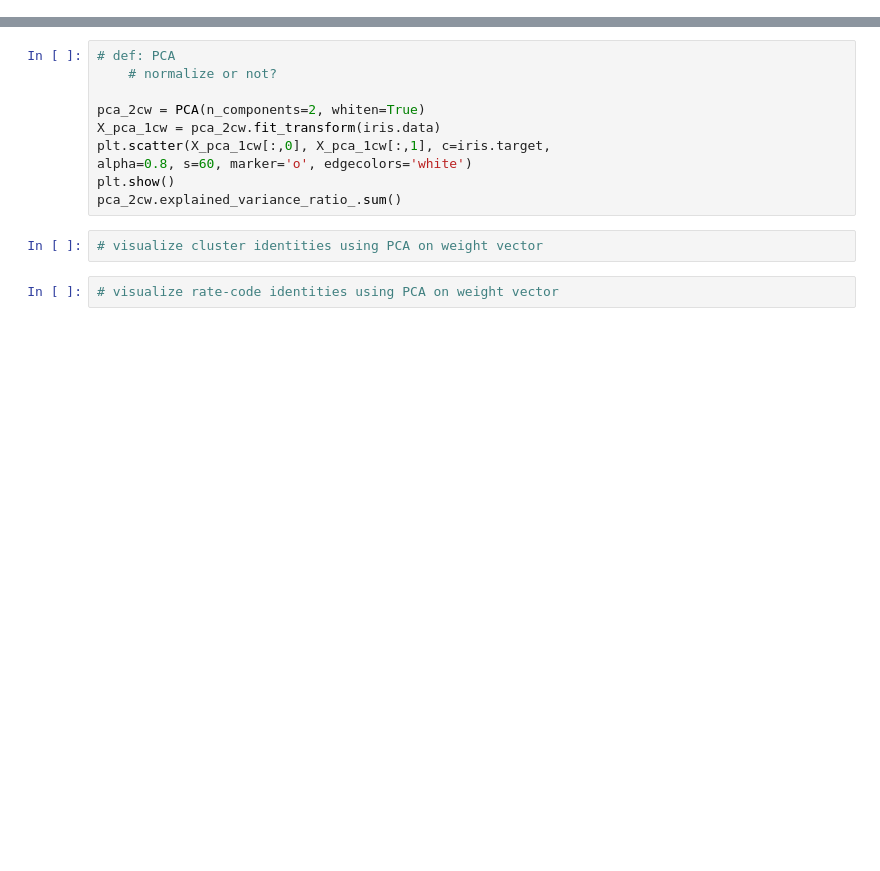
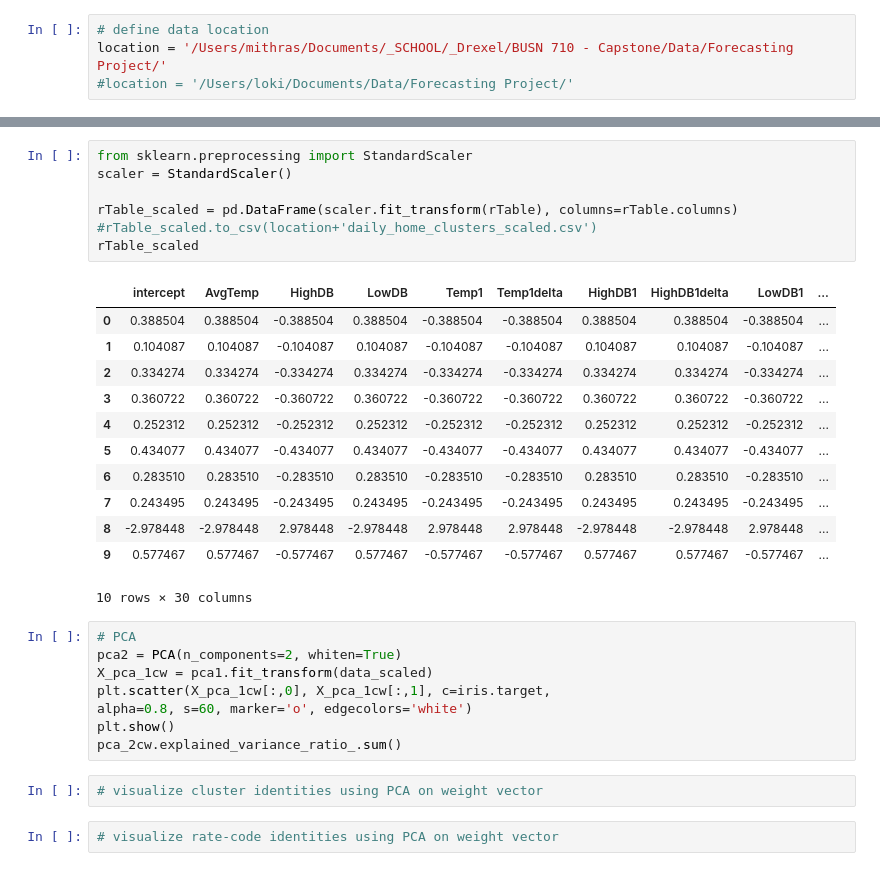
Before and after one commit to yz669/Capstone_2018Fall, a Jupyter notebook: Regression.ipynb, the cells around one changed output, grey strips where cells are left out. Cells and saved outputs as stored; diff of their text form; blank space fills up the shorter version.

```diff
--- a/Regression.ipynb
+++ b/Regression.ipynb
@@ -0,0 +17,4 @@
+# %%
+# define data location
+location = '/Users/mithras/Documents/_SCHOOL/_Drexel/BUSN 710 - Capstone/Data/Forecasting Project/'
+#location = '/Users/loki/Documents/Data/Forecasting Project/'
@@ -235,9 +116,27 @@ for k in K:
+# %%
+from sklearn.preprocessing import StandardScaler
+scaler = StandardScaler()
+
+rTable_scaled = pd.DataFrame(scaler.fit_transform(rTable), columns=rTable.columns)
+#rTable_scaled.to_csv(location+'daily_home_clusters_scaled.csv')
+rTable_scaled
+# %% [output]
+|  | intercept | AvgTemp | HighDB | LowDB | Temp1 | Temp1delta | HighDB1 | HighDB1delta | LowDB1 | ... |
+| 0 | 0.388504 | 0.388504 | -0.388504 | 0.388504 | -0.388504 | -0.388504 | 0.388504 | 0.388504 | -0.388504 | ... |
+| 1 | 0.104087 | 0.104087 | -0.104087 | 0.104087 | -0.104087 | -0.104087 | 0.104087 | 0.104087 | -0.104087 | ... |
+| 2 | 0.334274 | 0.334274 | -0.334274 | 0.334274 | -0.334274 | -0.334274 | 0.334274 | 0.334274 | -0.334274 | ... |
+| 3 | 0.360722 | 0.360722 | -0.360722 | 0.360722 | -0.360722 | -0.360722 | 0.360722 | 0.360722 | -0.360722 | ... |
+| 4 | 0.252312 | 0.252312 | -0.252312 | 0.252312 | -0.252312 | -0.252312 | 0.252312 | 0.252312 | -0.252312 | ... |
+| 5 | 0.434077 | 0.434077 | -0.434077 | 0.434077 | -0.434077 | -0.434077 | 0.434077 | 0.434077 | -0.434077 | ... |
+| 6 | 0.283510 | 0.283510 | -0.283510 | 0.283510 | -0.283510 | -0.283510 | 0.283510 | 0.283510 | -0.283510 | ... |
+| 7 | 0.243495 | 0.243495 | -0.243495 | 0.243495 | -0.243495 | -0.243495 | 0.243495 | 0.243495 | -0.243495 | ... |
+| 8 | -2.978448 | -2.978448 | 2.978448 | -2.978448 | 2.978448 | 2.978448 | -2.978448 | -2.978448 | 2.978448 | ... |
+| 9 | 0.577467 | 0.577467 | -0.577467 | 0.577467 | -0.577467 | -0.577467 | 0.577467 | 0.577467 | -0.577467 | ... |
+10 rows × 30 columns
 # %%
-# def: PCA
-    # normalize or not?
-
-pca_2cw = PCA(n_components=2, whiten=True)
-X_pca_1cw = pca_2cw.fit_transform(iris.data)
+# PCA
+pca2 = PCA(n_components=2, whiten=True)
+X_pca_1cw = pca1.fit_transform(data_scaled)
 plt.scatter(X_pca_1cw[:,0], X_pca_1cw[:,1], c=iris.target,
 alpha=0.8, s=60, marker='o', edgecolors='white')
 plt.show()
```
Also changed, not shown: parts of 44 cells of this notebook, 1 other file.
